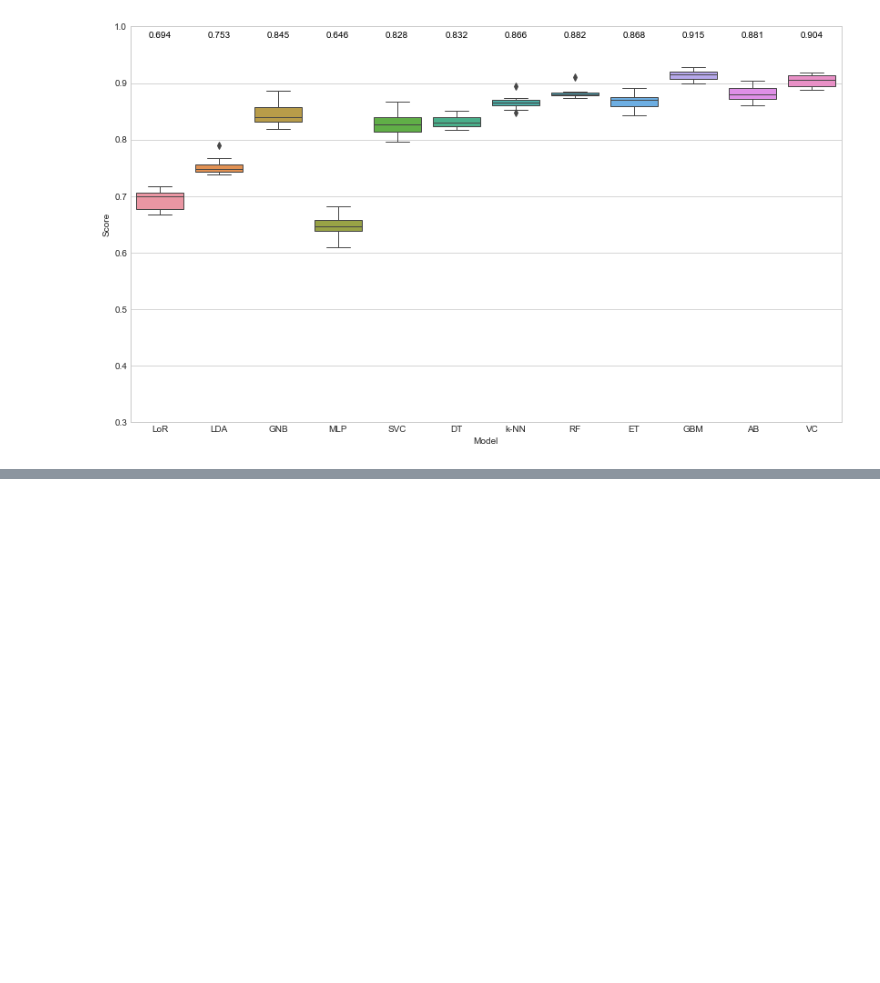
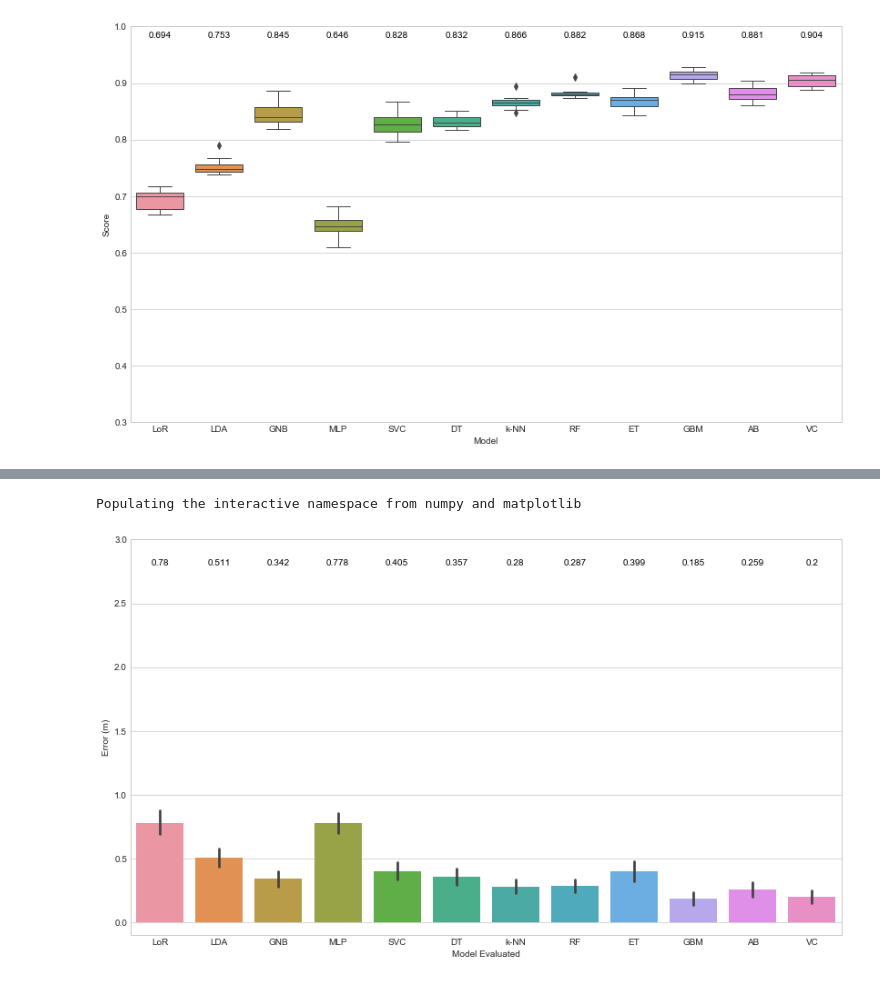
Before and after one commit to ohuarcaya/geneticosRSSI, a Jupyter notebook: resultados Data sin Filtro/Asimetricos/EDAS/EDAS_jupyter.ipynb, the cells around one changed output, grey strips where cells are left out. Cells and saved outputs as stored; diff of their text form; code cells hidden in the pictures; blank space fills up the shorter version.

```diff
--- a/resultados Data sin Filtro/Asimetricos/EDAS/EDAS_jupyter.ipynb
+++ b/resultados Data sin Filtro/Asimetricos/EDAS/EDAS_jupyter.ipynb
@@ -541,3 +555,8 @@ Populating the interactive namespace from numpy and matplotlib
+# %%
+column_boxplot(topDf, 'error', 'error_edas', box_bool=False)
+# %% [output]
+Populating the interactive namespace from numpy and matplotlib
+[figure, added]
 # %%
 topDf
 # %% [output]
```
Also changed, not shown: parts of 6 cells of this notebook.
